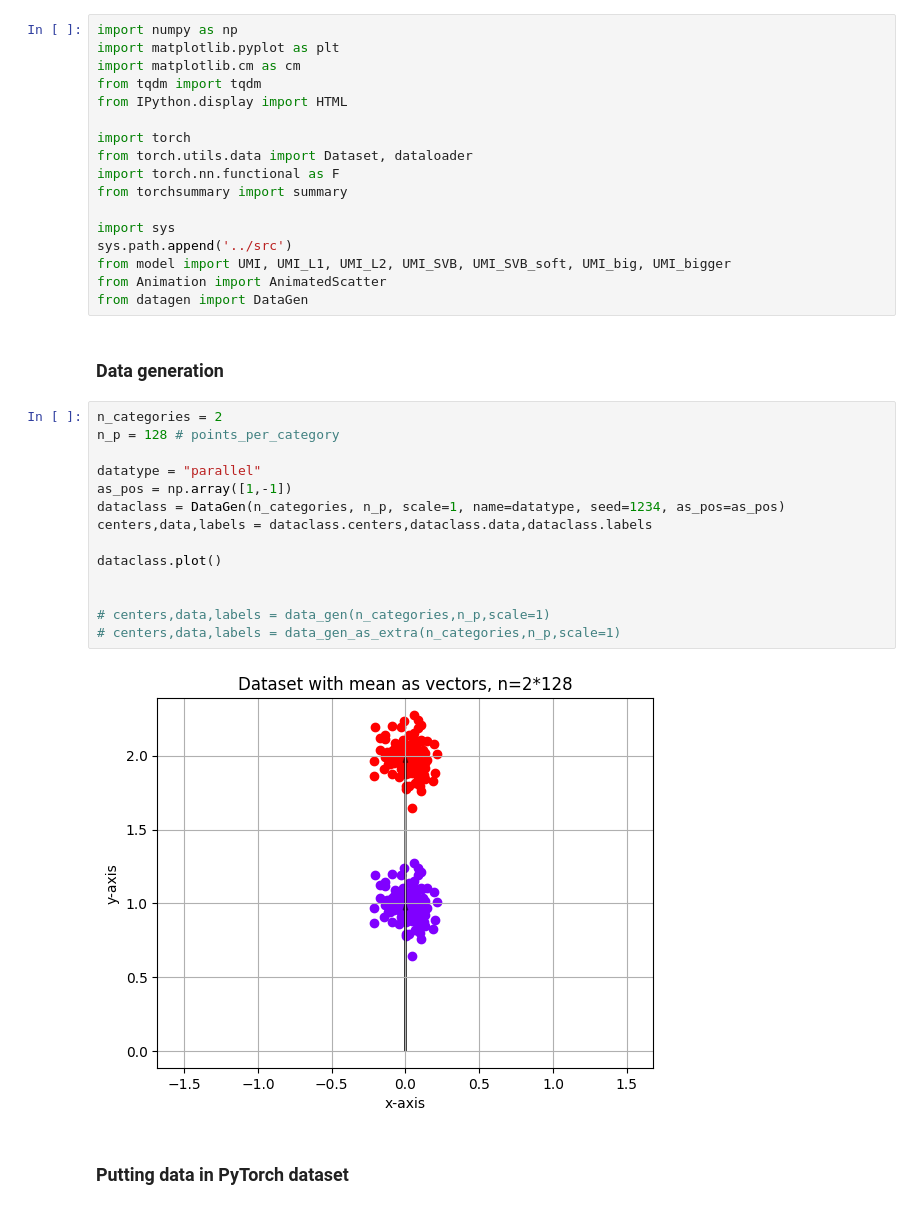
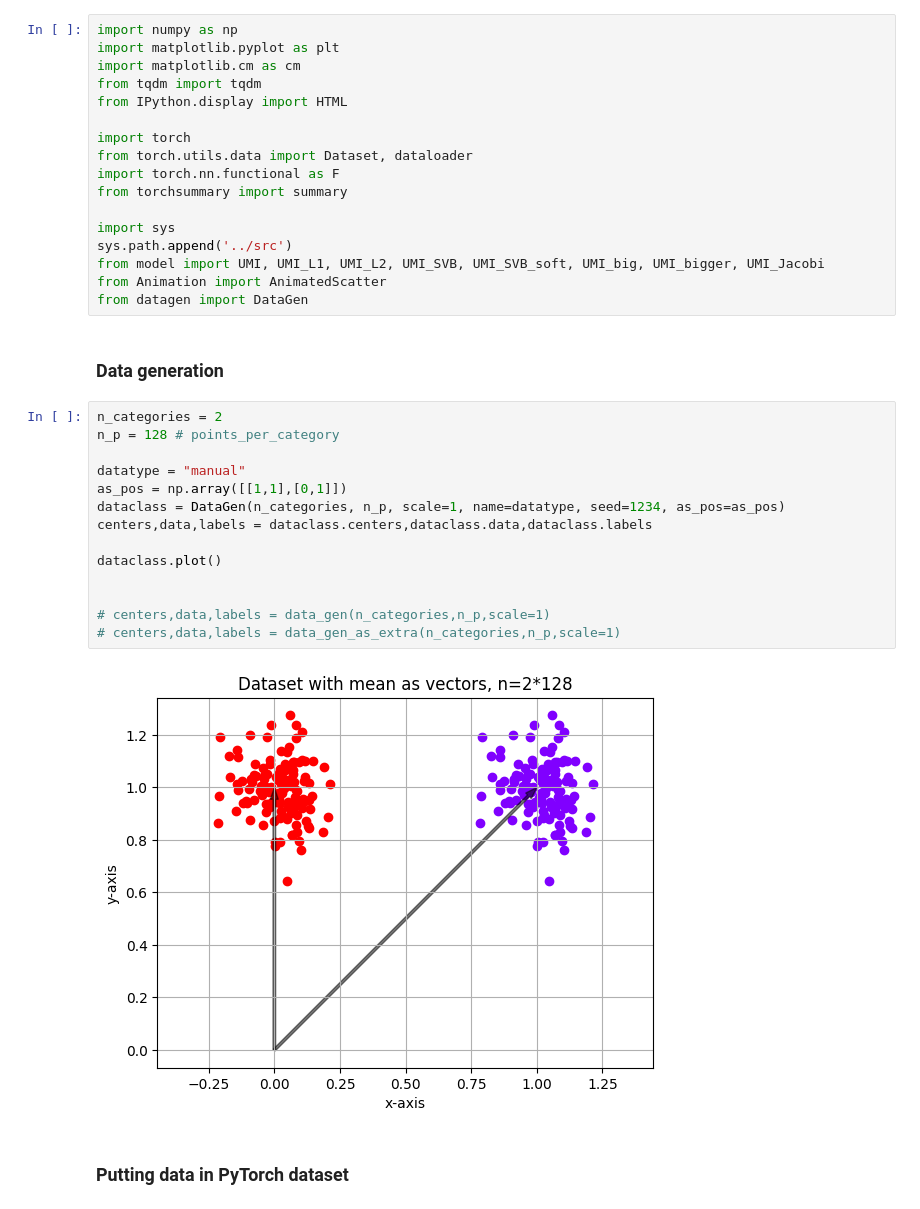
Before and after one commit to Dalsaetra/unitary_memory_indexing_recreated, a Jupyter notebook: notebooks/main.ipynb, the cells around one changed output. Cells and saved outputs as stored; diff of their text form.

```diff
--- a/notebooks/main.ipynb
+++ b/notebooks/main.ipynb
@@ -12,7 +12,7 @@ from torchsummary import summary
 
 import sys
 sys.path.append('../src')
-from model import UMI, UMI_L1, UMI_L2, UMI_SVB, UMI_SVB_soft, UMI_big, UMI_bigger
+from model import UMI, UMI_L1, UMI_L2, UMI_SVB, UMI_SVB_soft, UMI_big, UMI_bigger, UMI_Jacobi
 from Animation import AnimatedScatter
 from datagen import DataGen
 # %% [markdown]
@@ -20,19 +20,19 @@ from datagen import DataGen
 # %%
 n_categories = 2
 n_p = 128 # points_per_category
 
-datatype = "parallel"
-as_pos = np.array([1,-1])
+datatype = "manual"
+as_pos = np.array([[1,1],[0,1]])
 dataclass = DataGen(n_categories, n_p, scale=1, name=datatype, seed=1234, as_pos=as_pos)
 centers,data,labels = dataclass.centers,dataclass.data,dataclass.labels
 
 dataclass.plot()
 
 
 # centers,data,labels = data_gen(n_categories,n_p,scale=1)
 # centers,data,labels = data_gen_as_extra(n_categories,n_p,scale=1)
 # %% [output]
-[figure, old version]
+[figure, new version]
 # %% [markdown]
 ### Putting data in PyTorch dataset
 # %%
```
Also changed, not shown: parts of 7 cells of this notebook, 1 other file.
